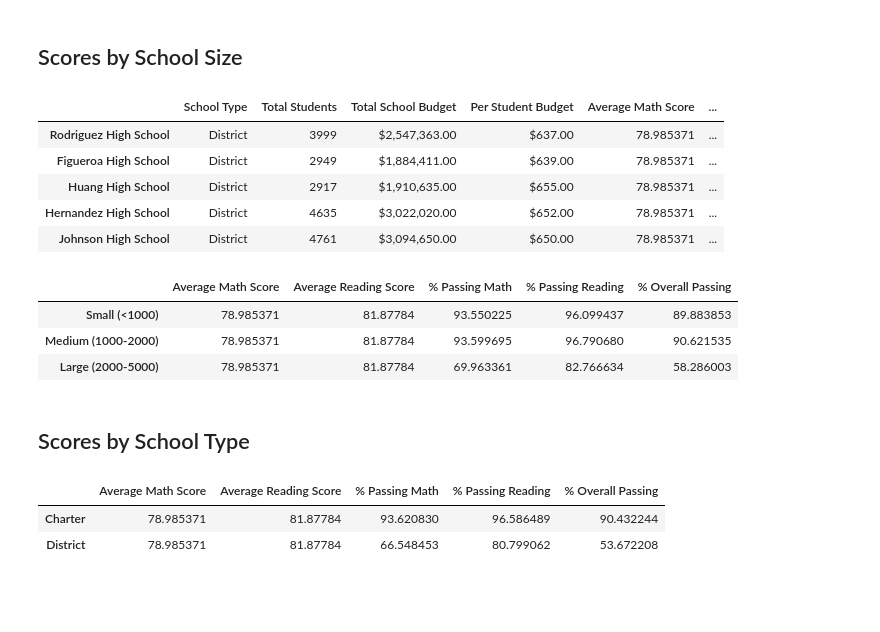
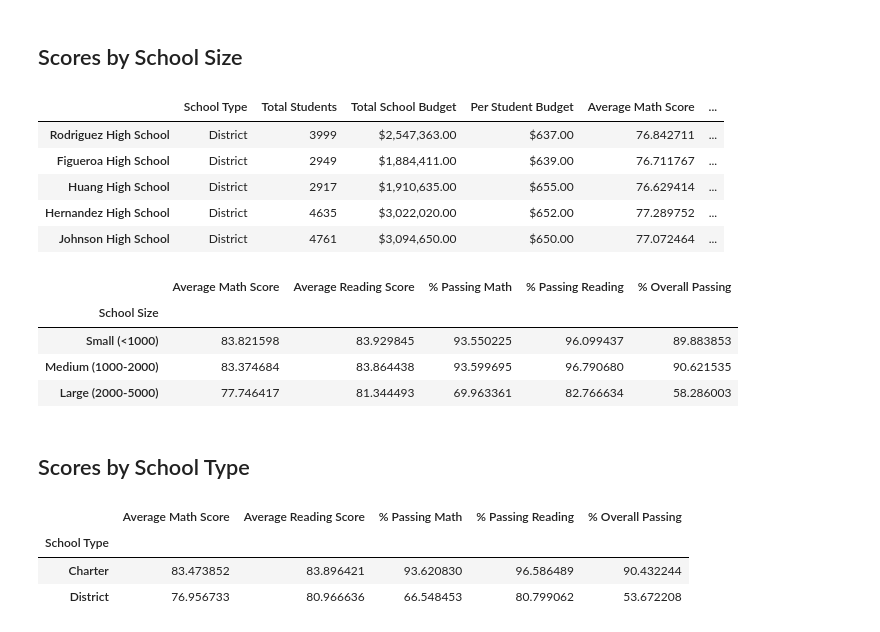
Before and after one commit to AdalbertPayan/pandas-challenge, a Jupyter notebook: Starter_Code/PyCitySchools/PyCitySchools_starter.ipynb, the cells around one changed output. Drawn from its saved outputs; the diff is of its cells as text; code cells hidden in the pictures; blank space fills up the shorter version.

```diff
--- a/Starter_Code/PyCitySchools/PyCitySchools_starter.ipynb
+++ b/Starter_Code/PyCitySchools/PyCitySchools_starter.ipynb
@@ -53,7 +53,7 @@ total_budget
 24649428
 # %%
 # Calculate the average (mean) math score
-average_math_score = school_data_complete['math_score'].mean()
+average_math_score = school_data_complete.groupby(['school_name'])['math_score'].mean()
 average_math_score = round(average_math_score, 6)
 average_math_score
 # %% [output]
@@ -61,7 +77,6 @@ average_math_score
 # %%
 # Calculate the average (mean) reading score
-average_reading_score = school_data_complete['reading_score'].mean()
-
+average_reading_score = school_data_complete.groupby(['school_name'])['reading_score'].mean()
 average_reading_score = round(average_reading_score, 5)
 
 average_reading_score
@@ -527,11 +559,11 @@ per_school_summary["School Size"] = pd.cut(per_school_summary["Total Students"],
 per_school_summary.head()
 # %% [output]
 |  | School Type | Total Students | Total School Budget | Per Student Budget | Average Math Score | ... |
-| Rodriguez High School | District | 3999 | $2,547,363.00 | $637.00 | 78.985371 | ... |
-| Figueroa High School | District | 2949 | $1,884,411.00 | $639.00 | 78.985371 | ... |
-| Huang High School | District | 2917 | $1,910,635.00 | $655.00 | 78.985371 | ... |
-| Hernandez High School | District | 4635 | $3,022,020.00 | $652.00 | 78.985371 | ... |
-| Johnson High School | District | 4761 | $3,094,650.00 | $650.00 | 78.985371 | ... |
+| Rodriguez High School | District | 3999 | $2,547,363.00 | $637.00 | 76.842711 | ... |
+| Figueroa High School | District | 2949 | $1,884,411.00 | $639.00 | 76.711767 | ... |
+| Huang High School | District | 2917 | $1,910,635.00 | $655.00 | 76.629414 | ... |
+| Hernandez High School | District | 4635 | $3,022,020.00 | $652.00 | 77.289752 | ... |
+| Johnson High School | District | 4761 | $3,094,650.00 | $650.00 | 77.072464 | ... |
 # %%
 # Calculate averages for the desired columns.
 size_math_scores = per_school_summary.groupby(["School Size"])["Average Math Score"].mean()
@@ -542,21 +574,22 @@ size_overall_passing = per_school_summary.groupby(["School Size"])["% Overall Pa
 # %%
 # Create a DataFrame called `size_summary` that breaks down school performance based on school size (small, medium, or large).
 # Use the scores above to create a new DataFrame called `size_summary`
 size_summary =pd.DataFrame({"Average Math Score": size_math_scores,
                                  "Average Reading Score": size_reading_scores,
                                  "% Passing Math": size_passing_math,
                                  "% Passing Reading": size_passing_reading,
                                  "% Overall Passing": size_overall_passing})
 
-size_summary.index.name = None
+
 
 # Display results
 size_summary
 # %% [output]
 |  | Average Math Score | Average Reading Score | % Passing Math | % Passing Reading | % Overall Passing |
-| Small (<1000) | 78.985371 | 81.87784 | 93.550225 | 96.099437 | 89.883853 |
-| Medium (1000-2000) | 78.985371 | 81.87784 | 93.599695 | 96.790680 | 90.621535 |
-| Large (2000-5000) | 78.985371 | 81.87784 | 69.963361 | 82.766634 | 58.286003 |
+| School Size |  |  |  |  |  |
+| Small (<1000) | 83.821598 | 83.929845 | 93.550225 | 96.099437 | 89.883853 |
+| Medium (1000-2000) | 83.374684 | 83.864438 | 93.599695 | 96.790680 | 90.621535 |
+| Large (2000-5000) | 77.746417 | 81.344493 | 69.963361 | 82.766634 | 58.286003 |
 # %% [markdown]
 ## Scores by School Type
 # %%
@@ -573,10 +606,11 @@ type_summary = pd.DataFrame({"Average Math Score": average_math_score_by_type,
                                  "% Passing Math": average_percent_passing_math_by_type,
                                  "% Passing Reading": average_percent_passing_reading_by_type,
                                  "% Overall Passing": average_percent_overall_passing_by_type})
-type_summary.index.name = None
+
 # Display results
 type_summary
 # %% [output]
 |  | Average Math Score | Average Reading Score | % Passing Math | % Passing Reading | % Overall Passing |
-| Charter | 78.985371 | 81.87784 | 93.620830 | 96.586489 | 90.432244 |
-| District | 78.985371 | 81.87784 | 66.548453 | 80.799062 | 53.672208 |
+| School Type |  |  |  |  |  |
+| Charter | 83.473852 | 83.896421 | 93.620830 | 96.586489 | 90.432244 |
+| District | 76.956733 | 80.966636 | 66.548453 | 80.799062 | 53.672208 |
```
Also changed, not shown: parts of 9 cells of this notebook.
